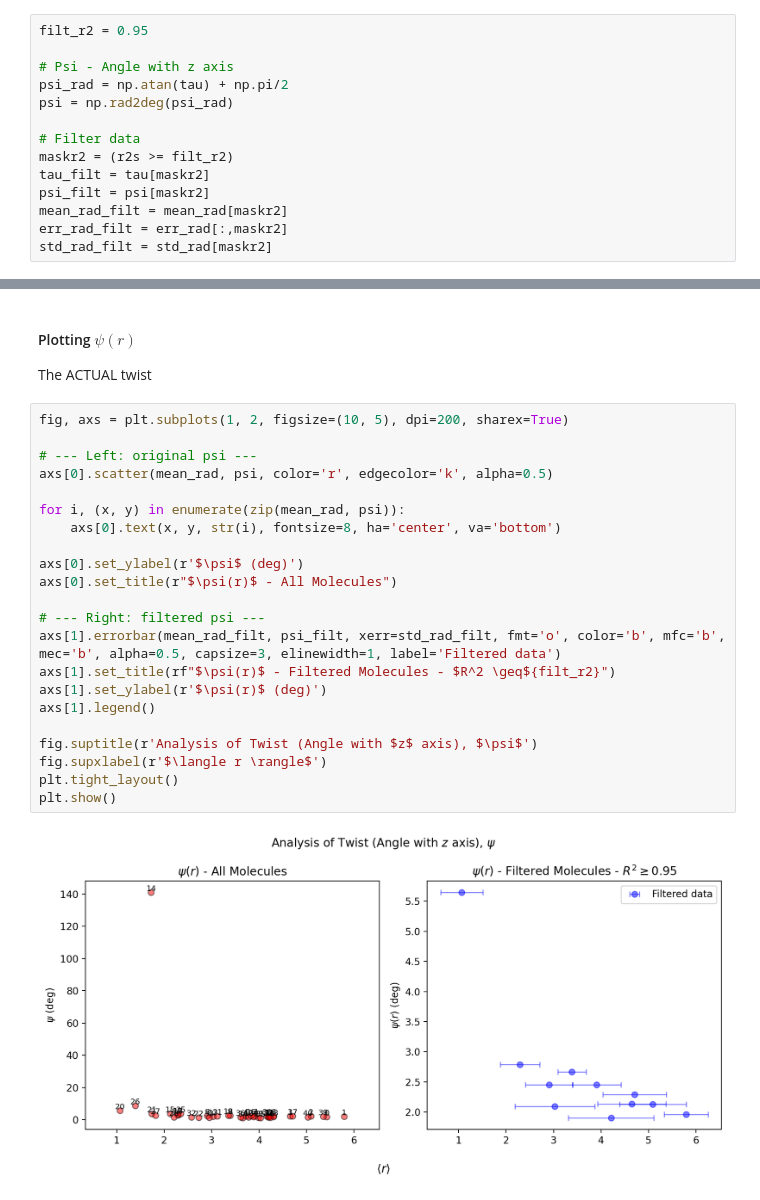
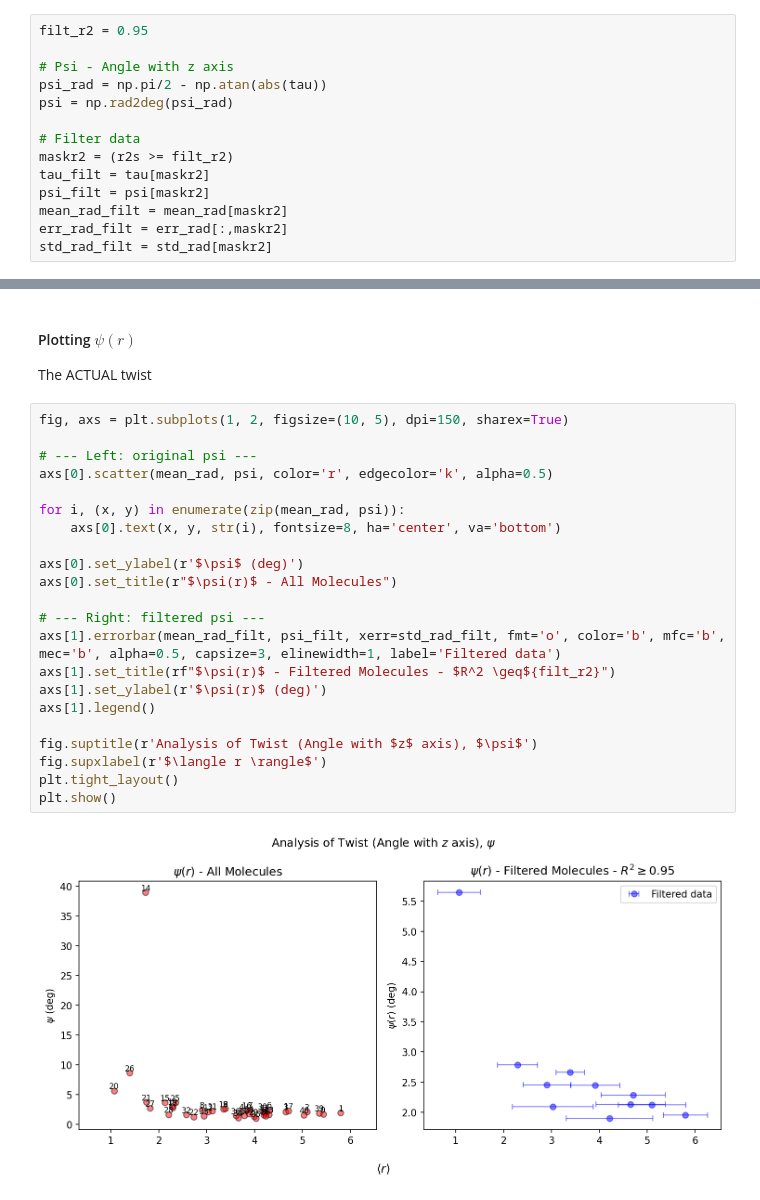
Before and after one commit to eminotre24/Collagen-Project, a Jupyter notebook: MD-Analysis/Twist-Analysis/cyltransf-refined.ipynb, the cells around one changed output, grey strips where cells are left out. Drawn from its saved outputs; the diff is of its cells as text.

```diff
--- a/MD-Analysis/Twist-Analysis/cyltransf-refined.ipynb
+++ b/MD-Analysis/Twist-Analysis/cyltransf-refined.ipynb
@@ -213,7 +213,7 @@ for mol in range(tot_mol):
 filt_r2 = 0.95
 
 # Psi - Angle with z axis
-psi_rad = np.atan(tau) + np.pi/2
+psi_rad = np.pi/2 - np.atan(abs(tau))
 psi = np.rad2deg(psi_rad)
 
 # Filter data
@@ -283,26 +283,26 @@ plt.show()
 
 The ACTUAL twist
 # %%
-fig, axs = plt.subplots(1, 2, figsize=(10, 5), dpi=200, sharex=True)
+fig, axs = plt.subplots(1, 2, figsize=(10, 5), dpi=150, sharex=True)
 
 # --- Left: original psi ---
 axs[0].scatter(mean_rad, psi, color='r', edgecolor='k', alpha=0.5)
 
 for i, (x, y) in enumerate(zip(mean_rad, psi)):
     axs[0].text(x, y, str(i), fontsize=8, ha='center', va='bottom')
 
 axs[0].set_ylabel(r'$\psi$ (deg)')
 axs[0].set_title(r"$\psi(r)$ - All Molecules")
 
 # --- Right: filtered psi ---
 axs[1].errorbar(mean_rad_filt, psi_filt, xerr=std_rad_filt, fmt='o', color='b', mfc='b', mec='b', alpha=0.5, capsize=3, elinewidth=1, label='Filtered data')
 axs[1].set_title(rf"$\psi(r)$ - Filtered Molecules - $R^2 \geq${filt_r2}")
 axs[1].set_ylabel(r'$\psi(r)$ (deg)')
 axs[1].legend()
 
 fig.suptitle(r'Analysis of Twist (Angle with $z$ axis), $\psi$')
 fig.supxlabel(r'$\langle r \rangle$')
 plt.tight_layout()
 plt.show()
 # %% [output]
-[figure, old version]
+[figure, new version]
```
Also changed, not shown: 1 other file.
